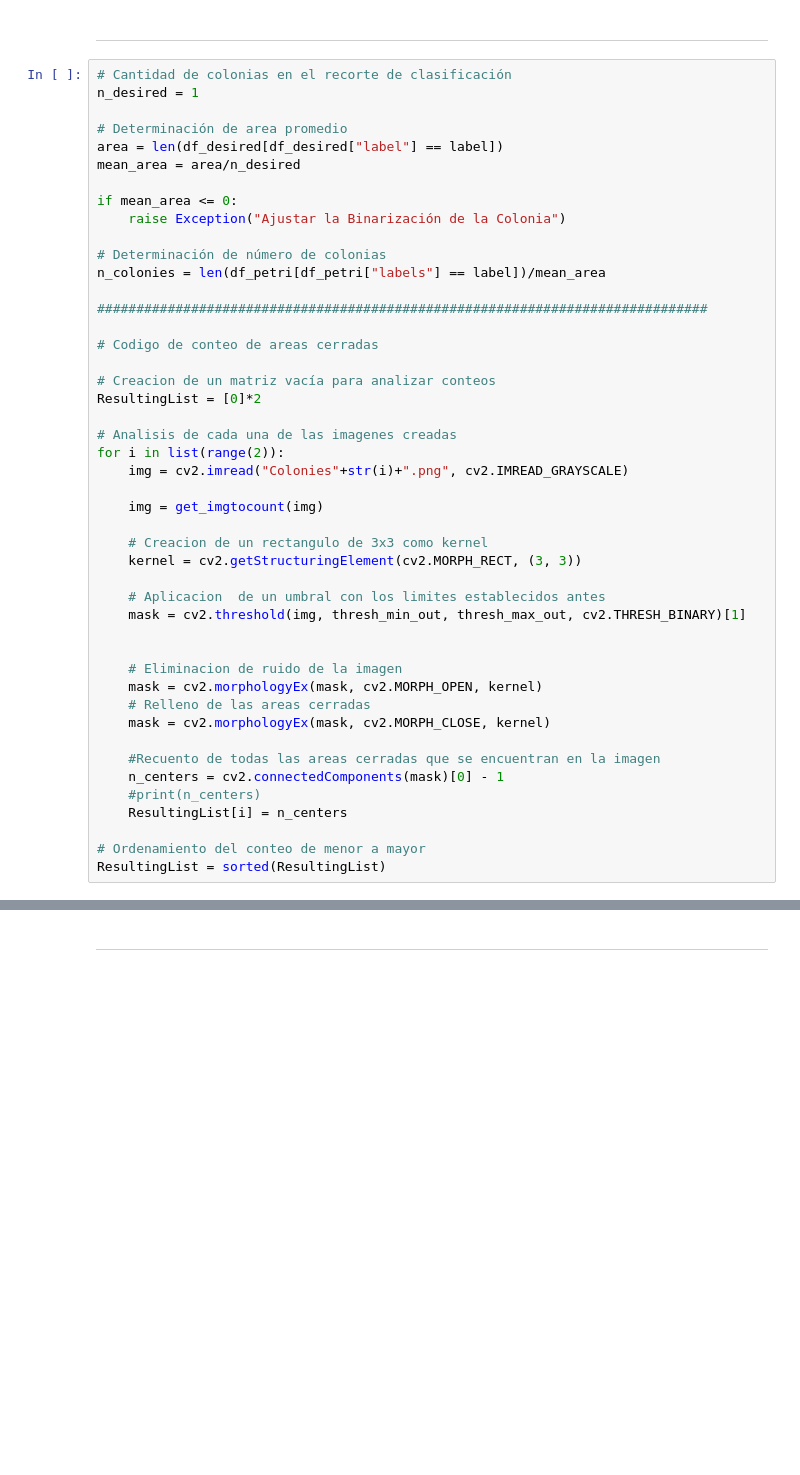
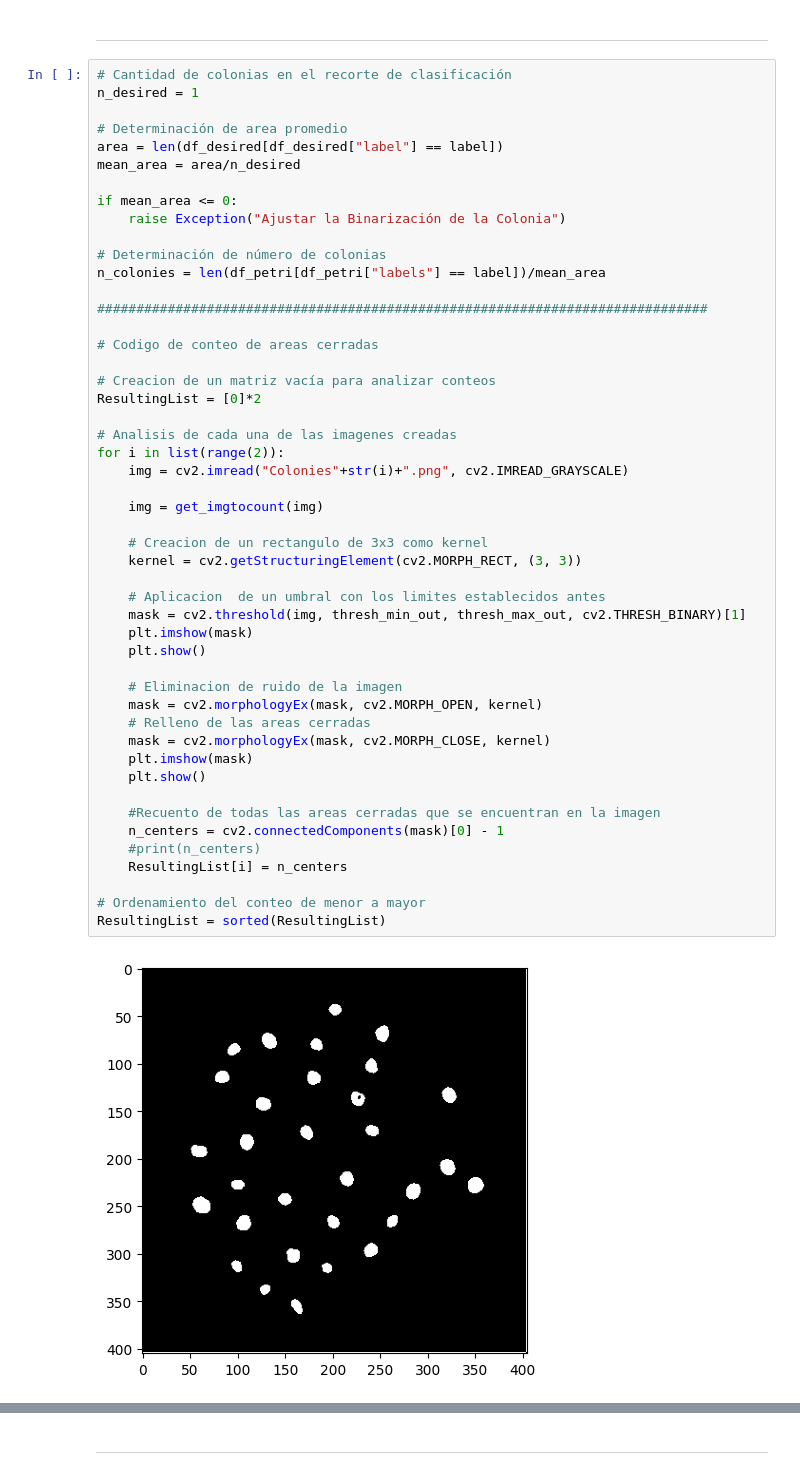
Before and after one commit to JPRovezzi/CellCounter, a Jupyter notebook: Presentacion.ipynb, the cells around one changed output, grey strips where cells are left out. Drawn from its saved outputs; the diff is of its cells as text; blank space fills up the shorter version.

Commit message:
mas imagenes

```diff
--- a/Presentacion.ipynb
+++ b/Presentacion.ipynb
@@ -533,31 +533,36 @@ n_colonies = len(df_petri[df_petri["labels"] == label])/mean_area
 
 # Codigo de conteo de areas cerradas
 
 # Creacion de un matriz vacía para analizar conteos
 ResultingList = [0]*2
 
 # Analisis de cada una de las imagenes creadas
 for i in list(range(2)):
     img = cv2.imread("Colonies"+str(i)+".png", cv2.IMREAD_GRAYSCALE)
 
     img = get_imgtocount(img)
 
     # Creacion de un rectangulo de 3x3 como kernel
     kernel = cv2.getStructuringElement(cv2.MORPH_RECT, (3, 3))
 
     # Aplicacion  de un umbral con los limites establecidos antes
     mask = cv2.threshold(img, thresh_min_out, thresh_max_out, cv2.THRESH_BINARY)[1]
-
+    plt.imshow(mask)
+    plt.show()
 
     # Eliminacion de ruido de la imagen
     mask = cv2.morphologyEx(mask, cv2.MORPH_OPEN, kernel)
     # Relleno de las areas cerradas
     mask = cv2.morphologyEx(mask, cv2.MORPH_CLOSE, kernel)
+    plt.imshow(mask)
+    plt.show()
 
     #Recuento de todas las areas cerradas que se encuentran en la imagen
     n_centers = cv2.connectedComponents(mask)[0] - 1
     #print(n_centers)
     ResultingList[i] = n_centers
 
 # Ordenamiento del conteo de menor a mayor
 ResultingList = sorted(ResultingList)
+# %% [output]
+[figure, added]
```
Also changed, not shown: parts of 6 cells of this notebook.
